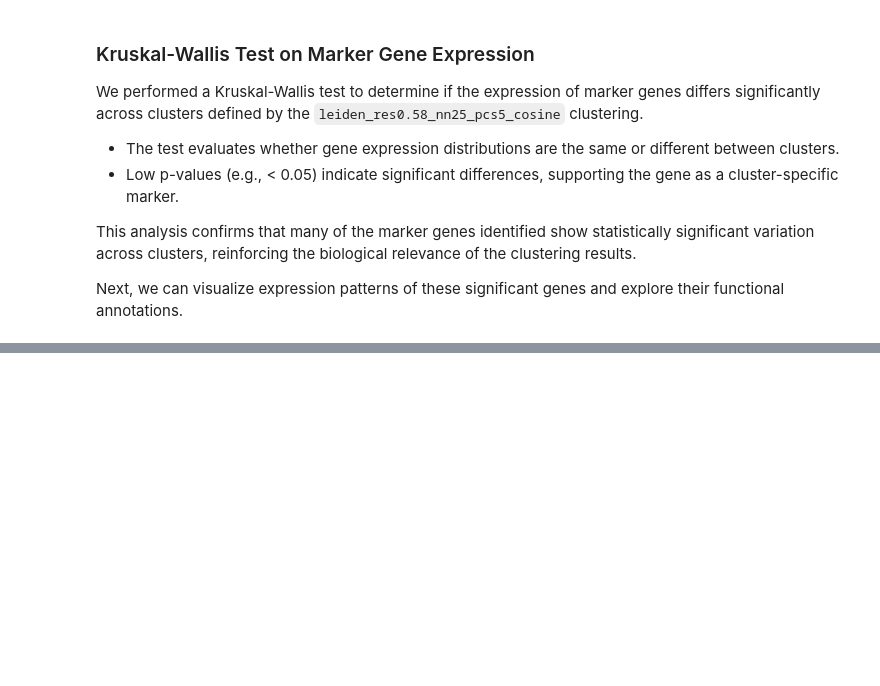
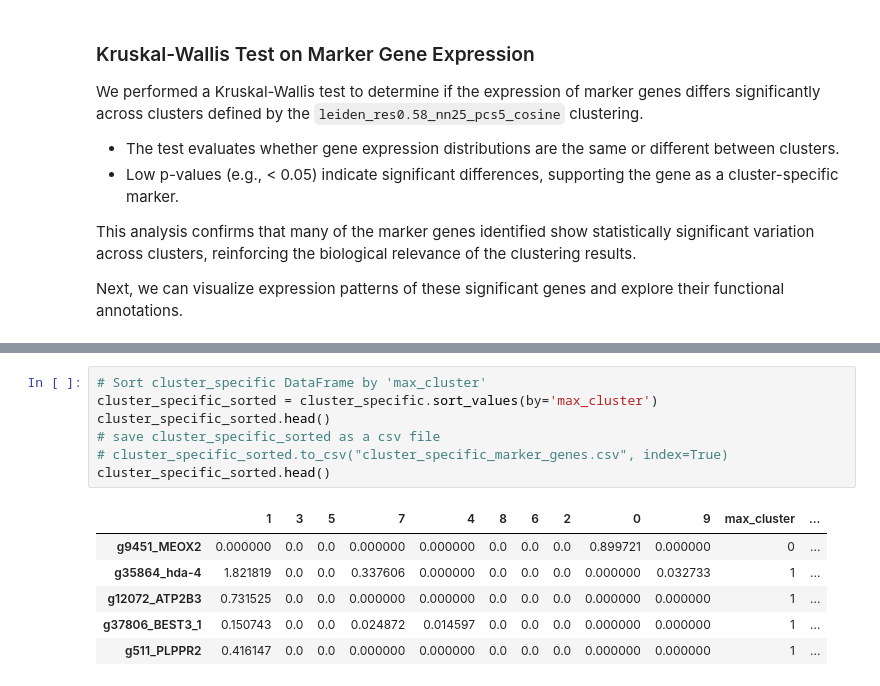
Before and after one commit to ateferos77/Butryllus_Brain_scRNAseq, a Jupyter notebook: Botryllus_dataset2_Base.ipynb, the cells around one changed output, grey strips where cells are left out. Drawn from its saved outputs; the diff is of its cells as text; blank space fills up the shorter version.

```diff
--- a/Botryllus_dataset2_Base.ipynb
+++ b/Botryllus_dataset2_Base.ipynb
@@ -1153,0 +1097,14 @@ out.head(10)
+# %%
+# Sort cluster_specific DataFrame by 'max_cluster'
+cluster_specific_sorted = cluster_specific.sort_values(by='max_cluster')
+cluster_specific_sorted.head()
+# save cluster_specific_sorted as a csv file
+# cluster_specific_sorted.to_csv("cluster_specific_marker_genes.csv", index=True)
+cluster_specific_sorted.head()
+# %% [output]
+|  | 1 | 3 | 5 | 7 | 4 | 8 | 6 | 2 | 0 | 9 | max_cluster | ... |
+| g9451_MEOX2 | 0.000000 | 0.0 | 0.0 | 0.000000 | 0.000000 | 0.0 | 0.0 | 0.0 | 0.899721 | 0.000000 | 0 | ... |
+| g35864_hda-4 | 1.821819 | 0.0 | 0.0 | 0.337606 | 0.000000 | 0.0 | 0.0 | 0.0 | 0.000000 | 0.032733 | 1 | ... |
+| g12072_ATP2B3 | 0.731525 | 0.0 | 0.0 | 0.000000 | 0.000000 | 0.0 | 0.0 | 0.0 | 0.000000 | 0.000000 | 1 | ... |
+| g37806_BEST3_1 | 0.150743 | 0.0 | 0.0 | 0.024872 | 0.014597 | 0.0 | 0.0 | 0.0 | 0.000000 | 0.000000 | 1 | ... |
+| g511_PLPPR2 | 0.416147 | 0.0 | 0.0 | 0.000000 | 0.000000 | 0.0 | 0.0 | 0.0 | 0.000000 | 0.000000 | 1 | ... |
```
Also changed, not shown: parts of 6 cells of this notebook.
